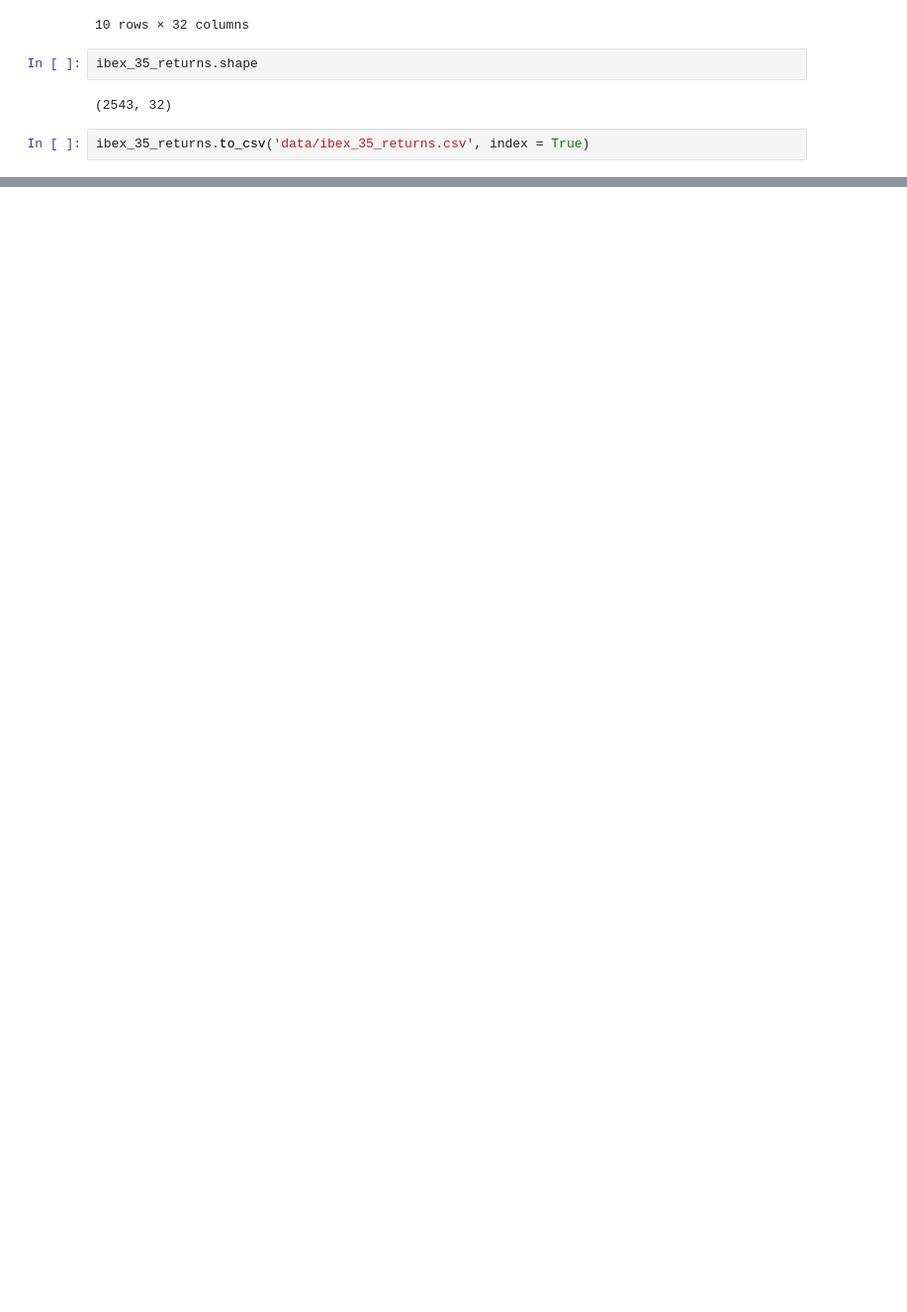
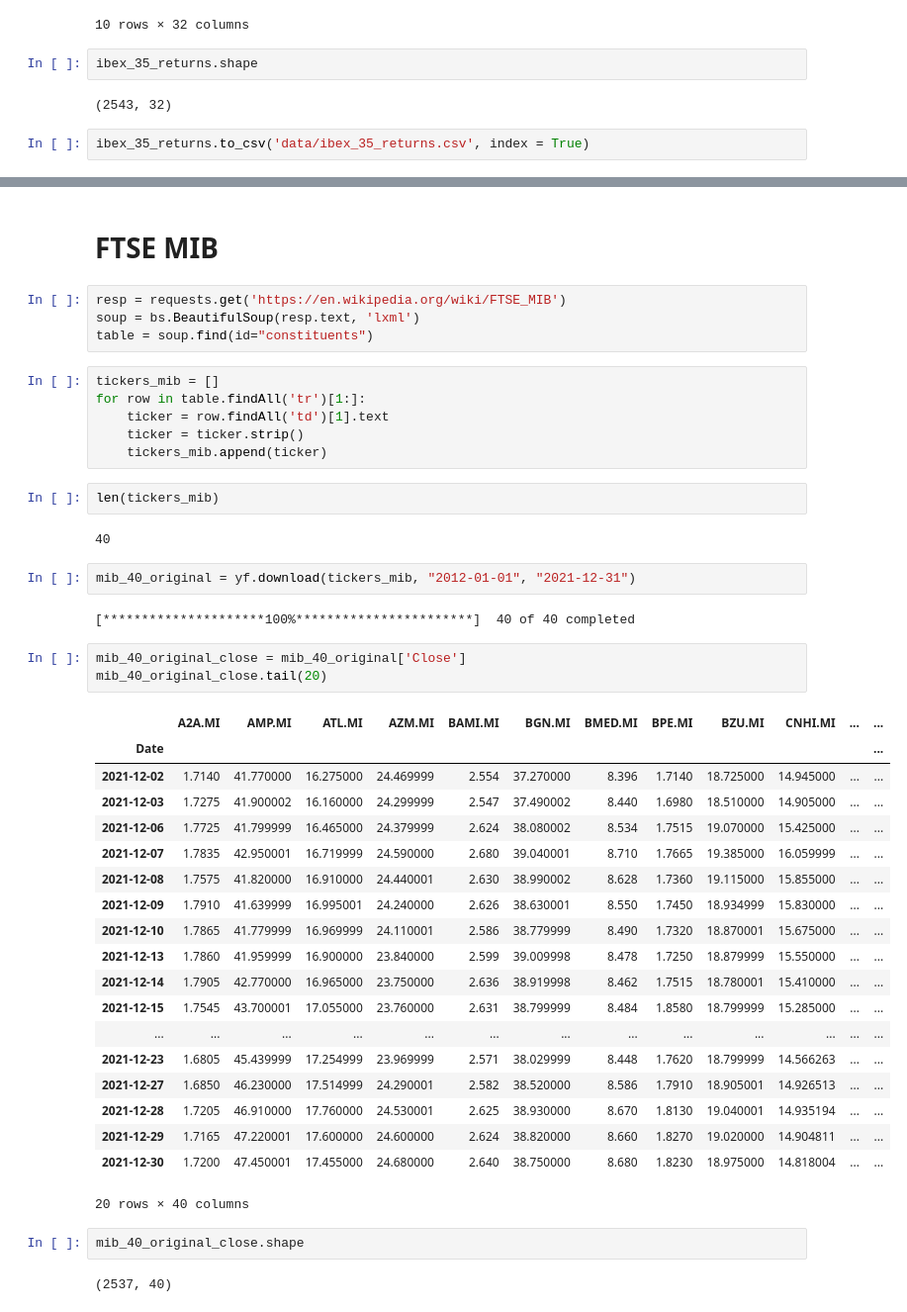
Before and after one commit to jduarte00/tesis, a Jupyter notebook: DataSets.ipynb, the cells around one changed output, grey strips where cells are left out. Shown at 99% size. Saved outputs shown, nothing was run; the diff lists cells and outputs as text; blank space fills up the shorter version.

```diff
--- a/DataSets.ipynb
+++ b/DataSets.ipynb
@@ -894,0 +1018,47 @@ ibex_35_returns.to_csv('data/ibex_35_returns.csv', index = True)
+# %% [markdown]
+# FTSE MIB
+# %%
+resp = requests.get('https://en.wikipedia.org/wiki/FTSE_MIB')
+soup = bs.BeautifulSoup(resp.text, 'lxml')
+table = soup.find(id="constituents")
+# %%
+tickers_mib = []
+for row in table.findAll('tr')[1:]:
+    ticker = row.findAll('td')[1].text
+    ticker = ticker.strip()
+    tickers_mib.append(ticker)
+# %%
+len(tickers_mib)
+# %% [output]
+40
+# %%
+mib_40_original = yf.download(tickers_mib, "2012-01-01", "2021-12-31")
+# %% [output]
+[*********************100%***********************]  40 of 40 completed
+# %%
+mib_40_original_close = mib_40_original['Close']
+mib_40_original_close.tail(20)
+# %% [output]
+|  | A2A.MI | AMP.MI | ATL.MI | AZM.MI | BAMI.MI | BGN.MI | BMED.MI | BPE.MI | BZU.MI | CNHI.MI | ... | ... |
+| Date |  |  |  |  |  |  |  |  |  |  |  | ... |
+| 2021-12-02 | 1.7140 | 41.770000 | 16.275000 | 24.469999 | 2.554 | 37.270000 | 8.396 | 1.7140 | 18.725000 | 14.945000 | ... | ... |
+| 2021-12-03 | 1.7275 | 41.900002 | 16.160000 | 24.299999 | 2.547 | 37.490002 | 8.440 | 1.6980 | 18.510000 | 14.905000 | ... | ... |
+| 2021-12-06 | 1.7725 | 41.799999 | 16.465000 | 24.379999 | 2.624 | 38.080002 | 8.534 | 1.7515 | 19.070000 | 15.425000 | ... | ... |
+| 2021-12-07 | 1.7835 | 42.950001 | 16.719999 | 24.590000 | 2.680 | 39.040001 | 8.710 | 1.7665 | 19.385000 | 16.059999 | ... | ... |
+| 2021-12-08 | 1.7575 | 41.820000 | 16.910000 | 24.440001 | 2.630 | 38.990002 | 8.628 | 1.7360 | 19.115000 | 15.855000 | ... | ... |
+| 2021-12-09 | 1.7910 | 41.639999 | 16.995001 | 24.240000 | 2.626 | 38.630001 | 8.550 | 1.7450 | 18.934999 | 15.830000 | ... | ... |
+| 2021-12-10 | 1.7865 | 41.779999 | 16.969999 | 24.110001 | 2.586 | 38.779999 | 8.490 | 1.7320 | 18.870001 | 15.675000 | ... | ... |
+| 2021-12-13 | 1.7860 | 41.959999 | 16.900000 | 23.840000 | 2.599 | 39.009998 | 8.478 | 1.7250 | 18.879999 | 15.550000 | ... | ... |
+| 2021-12-14 | 1.7905 | 42.770000 | 16.965000 | 23.750000 | 2.636 | 38.919998 | 8.462 | 1.7515 | 18.780001 | 15.410000 | ... | ... |
+| 2021-12-15 | 1.7545 | 43.700001 | 17.055000 | 23.760000 | 2.631 | 38.799999 | 8.484 | 1.8580 | 18.799999 | 15.285000 | ... | ... |
+| ... | ... | ... | ... | ... | ... | ... | ... | ... | ... | ... | ... | ... |
+| 2021-12-23 | 1.6805 | 45.439999 | 17.254999 | 23.969999 | 2.571 | 38.029999 | 8.448 | 1.7620 | 18.799999 | 14.566263 | ... | ... |
+| 2021-12-27 | 1.6850 | 46.230000 | 17.514999 | 24.290001 | 2.582 | 38.520000 | 8.586 | 1.7910 | 18.905001 | 14.926513 | ... | ... |
+| 2021-12-28 | 1.7205 | 46.910000 | 17.760000 | 24.530001 | 2.625 | 38.930000 | 8.670 | 1.8130 | 19.040001 | 14.935194 | ... | ... |
+| 2021-12-29 | 1.7165 | 47.220001 | 17.600000 | 24.600000 | 2.624 | 38.820000 | 8.660 | 1.8270 | 19.020000 | 14.904811 | ... | ... |
+| 2021-12-30 | 1.7200 | 47.450001 | 17.455000 | 24.680000 | 2.640 | 38.750000 | 8.680 | 1.8230 | 18.975000 | 14.818004 | ... | ... |
+20 rows × 40 columns
+# %%
+mib_40_original_close.shape
+# %% [output]
+(2537, 40)
```
Also changed, not shown: parts of 84 cells of this notebook, 6 other files.
